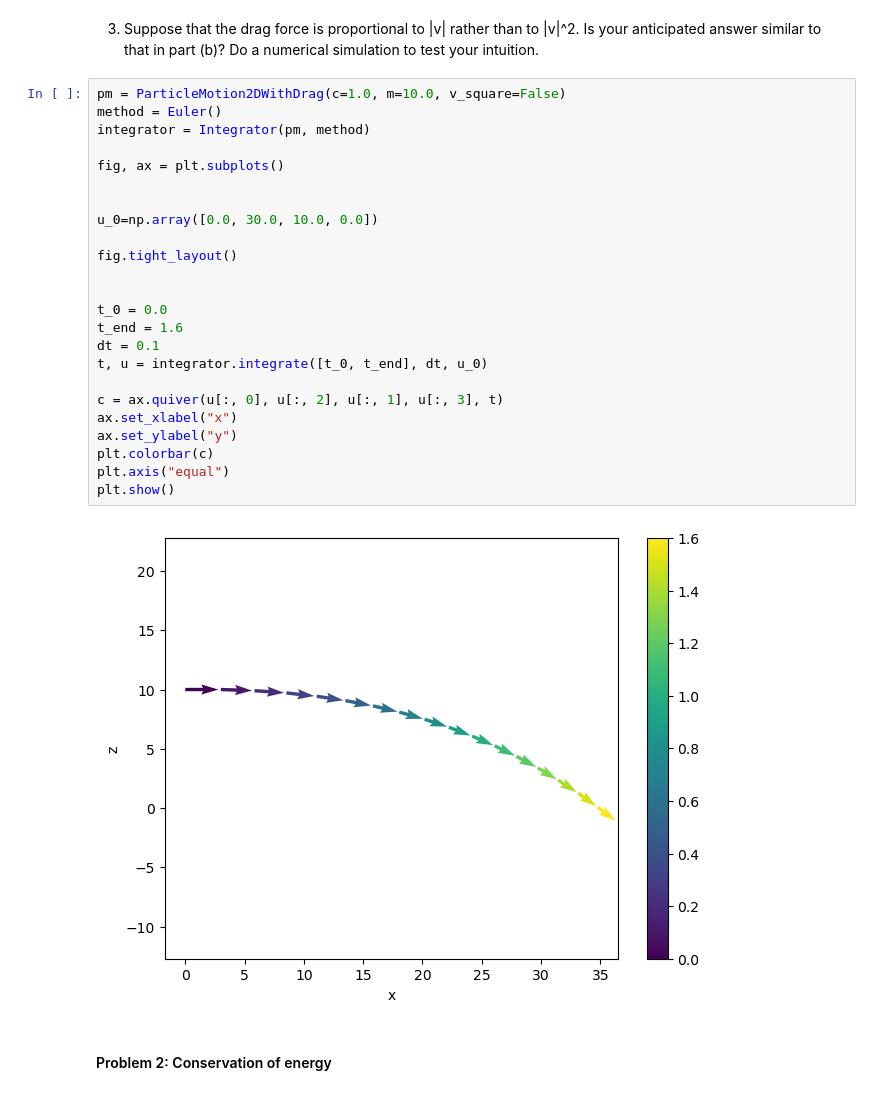
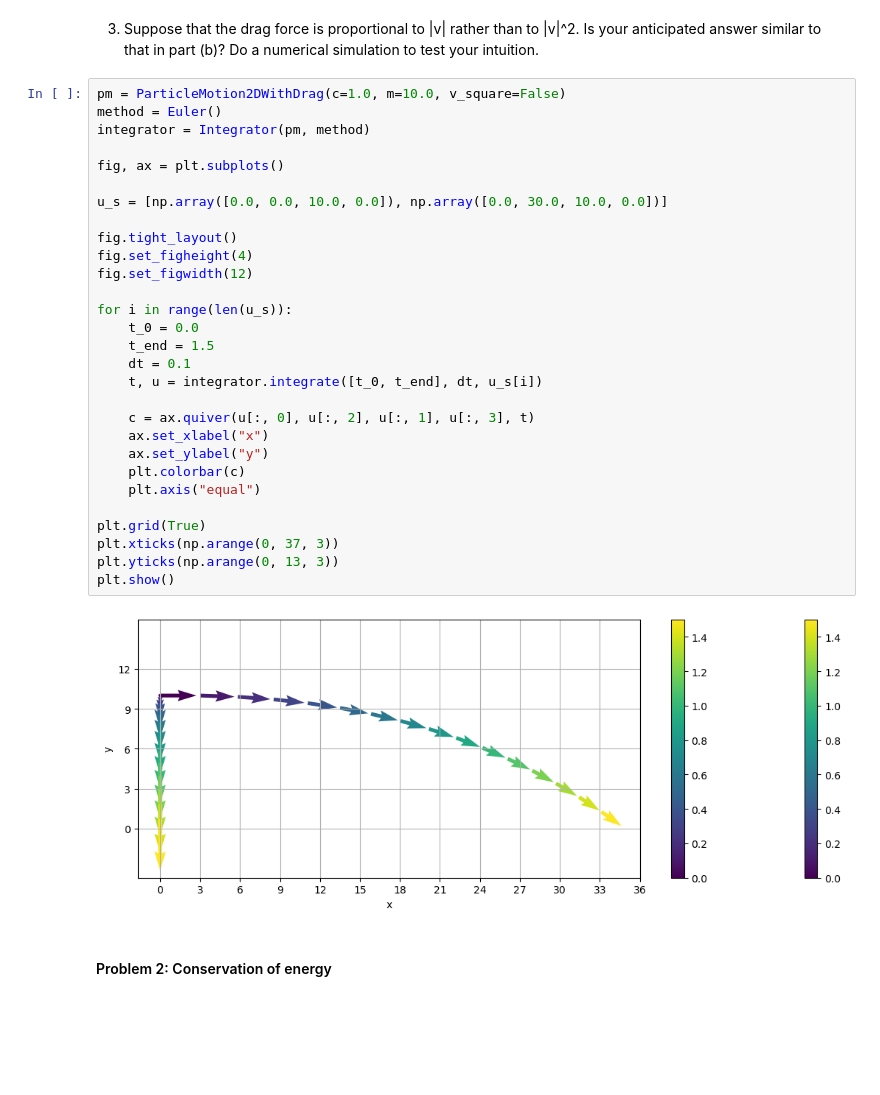
Before and after one commit to jaycebeck/Simulations, a Jupyter notebook: Homework1-JayceH.ipynb, the cells around one changed output. Drawn from its saved outputs; the diff is of its cells as text; blank space fills up the shorter version.

```diff
--- a/Homework1-JayceH.ipynb
+++ b/Homework1-JayceH.ipynb
@@ -132,29 +136,34 @@ plt.show()
 # %%
 pm = ParticleMotion2DWithDrag(c=1.0, m=10.0, v_square=False)
 method = Euler()
 integrator = Integrator(pm, method)
 
 fig, ax = plt.subplots()
 
-
-u_0=np.array([0.0, 30.0, 10.0, 0.0])
+u_s = [np.array([0.0, 0.0, 10.0, 0.0]), np.array([0.0, 30.0, 10.0, 0.0])]
 
 fig.tight_layout()
+fig.set_figheight(4)
+fig.set_figwidth(12)
 
+for i in range(len(u_s)):
+    t_0 = 0.0
+    t_end = 1.5
+    dt = 0.1
+    t, u = integrator.integrate([t_0, t_end], dt, u_s[i])
 
-t_0 = 0.0
-t_end = 1.6
-dt = 0.1
-t, u = integrator.integrate([t_0, t_end], dt, u_0)
+    c = ax.quiver(u[:, 0], u[:, 2], u[:, 1], u[:, 3], t)
+    ax.set_xlabel("x")
+    ax.set_ylabel("y")
+    plt.colorbar(c)
+    plt.axis("equal")
 
-c = ax.quiver(u[:, 0], u[:, 2], u[:, 1], u[:, 3], t)
-ax.set_xlabel("x")
-ax.set_ylabel("y")
-plt.colorbar(c)
-plt.axis("equal")
+plt.grid(True)
+plt.xticks(np.arange(0, 37, 3))
+plt.yticks(np.arange(0, 13, 3))
 plt.show()
 # %% [output]
-[figure, old version]
+[figure, new version]
 # %% [markdown]
 #### Problem 2: Conservation of energy
 # %% [markdown]
```
Also changed, not shown: parts of 3 cells of this notebook.
